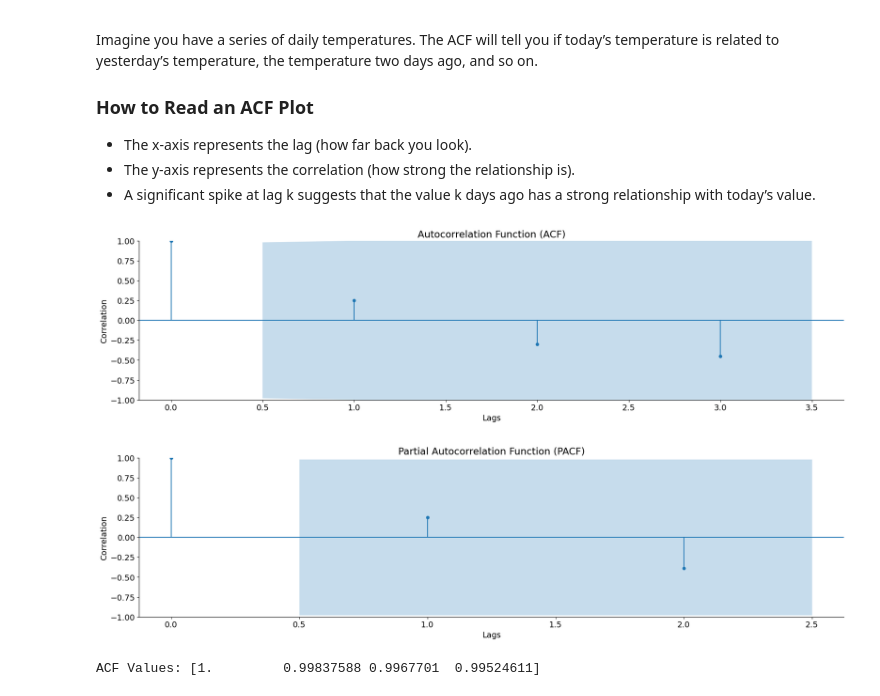
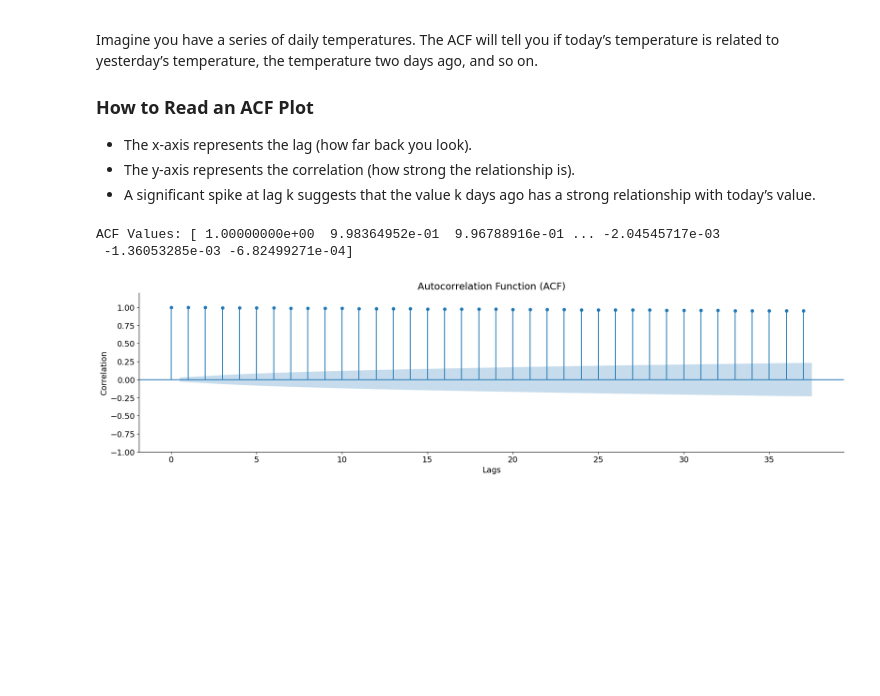
Before and after one commit to dakshbhatnagar/projects, a Jupyter notebook: arima/arima.ipynb, the cells around one changed output. Drawn from its saved outputs; the diff is of its cells as text; code cells hidden in the pictures; blank space fills up the shorter version.

```diff
--- a/arima/arima.ipynb
+++ b/arima/arima.ipynb
@@ -289,42 +279,26 @@ Imagine you have a series of daily temperatures. The ACF will tell you if today
 - The x-axis represents the lag (how far back you look).
 - The y-axis represents the correlation (how strong the relationship is).
 - A significant spike at lag k suggests that the value k days ago has a strong relationship with today’s value.
+# %%
+from statsmodels.tsa.stattools import acf
+acf_values = acf(df['Close'], nlags=len(df['Close'])-1)
+
+# Print ACF values
+print("ACF Values:", acf_values)
+# %% [output]
+ACF Values: [ 1.00000000e+00  9.98364952e-01  9.96788916e-01 ... -2.04545717e-03
+ -1.36053285e-03 -6.82499271e-04]
 # %%
-# Example data
-data = [10, 20, 30, 40]
-series = pd.Series(data)
-
-# Plot ACF
-plot_acf(series, lags=3)
+plot_acf(df['Close']) #acf tells q (MA)
 plt.gca().spines['top'].set_visible(False)
 plt.gca().spines['right'].set_visible(False)
 #Rotate the x-tick labels by 45 degrees
 plt.xticks(rotation=0)
 #Set the title, x-axis label, y-axis label, and legend
 plt.xlabel('Lags')
 plt.ylabel('Correlation')
 plt.title('Autocorrelation Function (ACF)')
-
-# Plot PACF
-plot_pacf(series, lags=2)
-plt.gca().spines['top'].set_visible(False)
-plt.gca().spines['right'].set_visible(False)
-#Rotate the x-tick labels by 45 degrees
-plt.xticks(rotation=0)
-#Set the title, x-axis label, y-axis label, and legend
-plt.xlabel('Lags')
-plt.ylabel('Correlation')
-plt.title('Partial Autocorrelation Function (PACF)')
+plt.ylim(top=1.2)
 plt.show()
-plt.savefig('example_plot.png')
 # %% [output]
-[figure, old version]
+[figure, new version]
-[figure, removed]
-# %%
-from statsmodels.tsa.stattools import acf
-acf_values = acf(df['Close'], nlags=len(data)-1)
-
-# Print ACF values
-print("ACF Values:", acf_values)
-# %% [output]
-ACF Values: [1.         0.99837588 0.9967701  0.99524611]
```
Also changed, not shown: parts of 27 cells of this notebook.
